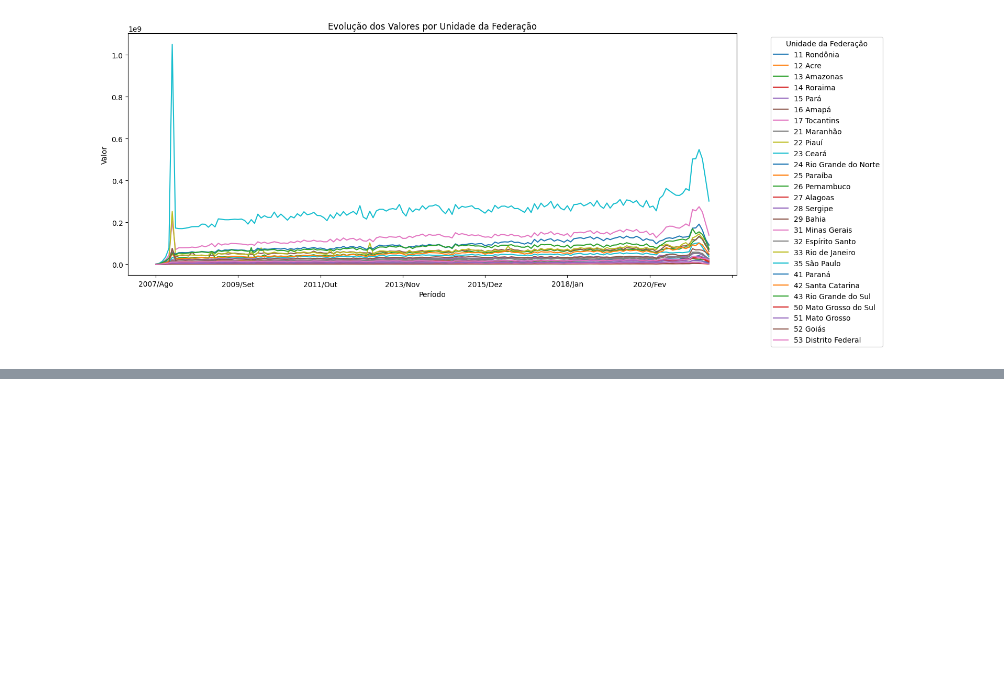
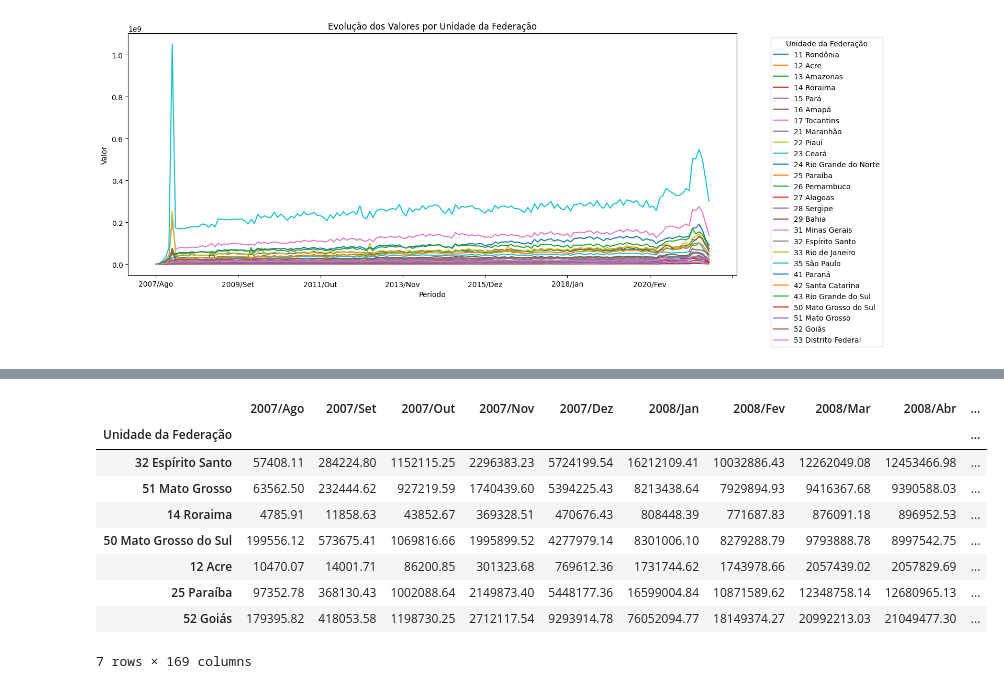
Before and after one commit to AleLucasG/Pos_Tech_FIAP_Data_Analytics, a Jupyter notebook: 01-data-analytics/handson/handson-03/Producao_Hospitalar.ipynb, the cells around one changed output, grey strips where cells are left out. Saved outputs shown, nothing was run; the diff lists cells and outputs as text; code cells hidden in the pictures; blank space fills up the shorter version.

```diff
--- a/01-data-analytics/handson/handson-03/Producao_Hospitalar.ipynb
+++ b/01-data-analytics/handson/handson-03/Producao_Hospitalar.ipynb
@@ -447,0 +475,14 @@ plt.show()
+# %%
+# Retorna 7 linhas aleatórias do DataFrame para visualização e análise dos dados. Ou dados_usaveis.sample(7)
+dados_usaveis.sample(n=7)
+# %% [output]
+|  | 2007/Ago | 2007/Set | 2007/Out | 2007/Nov | 2007/Dez | 2008/Jan | 2008/Fev | 2008/Mar | 2008/Abr | ... |
+| Unidade da Federação |  |  |  |  |  |  |  |  |  | ... |
+| 32 Espírito Santo | 57408.11 | 284224.80 | 1152115.25 | 2296383.23 | 5724199.54 | 16212109.41 | 10032886.43 | 12262049.08 | 12453466.98 | ... |
+| 51 Mato Grosso | 63562.50 | 232444.62 | 927219.59 | 1740439.60 | 5394225.43 | 8213438.64 | 7929894.93 | 9416367.68 | 9390588.03 | ... |
+| 14 Roraima | 4785.91 | 11858.63 | 43852.67 | 369328.51 | 470676.43 | 808448.39 | 771687.83 | 876091.18 | 896952.53 | ... |
+| 50 Mato Grosso do Sul | 199556.12 | 573675.41 | 1069816.66 | 1995899.52 | 4277979.14 | 8301006.10 | 8279288.79 | 9793888.78 | 8997542.75 | ... |
+| 12 Acre | 10470.07 | 14001.71 | 86200.85 | 301323.68 | 769612.36 | 1731744.62 | 1743978.66 | 2057439.02 | 2057829.69 | ... |
+| 25 Paraíba | 97352.78 | 368130.43 | 1002088.64 | 2149873.40 | 5448177.36 | 16599004.84 | 10871589.62 | 12348758.14 | 12680965.13 | ... |
+| 52 Goiás | 179395.82 | 418053.58 | 1198730.25 | 2712117.54 | 9293914.78 | 76052094.77 | 18149374.27 | 20992213.03 | 21049477.30 | ... |
+7 rows × 169 columns
```
Also changed, not shown: parts of 12 cells of this notebook.
